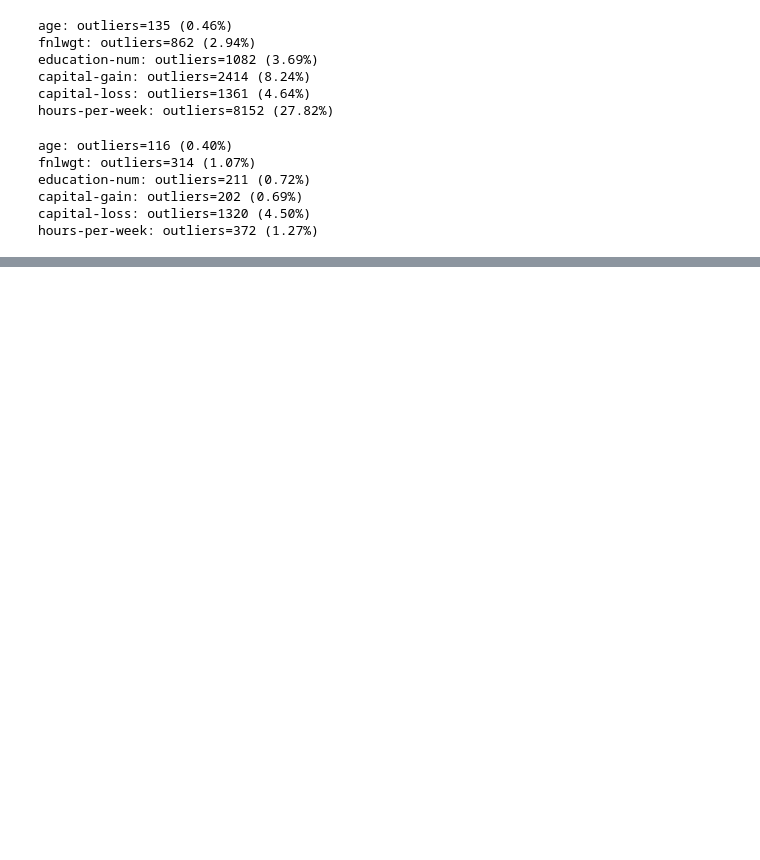
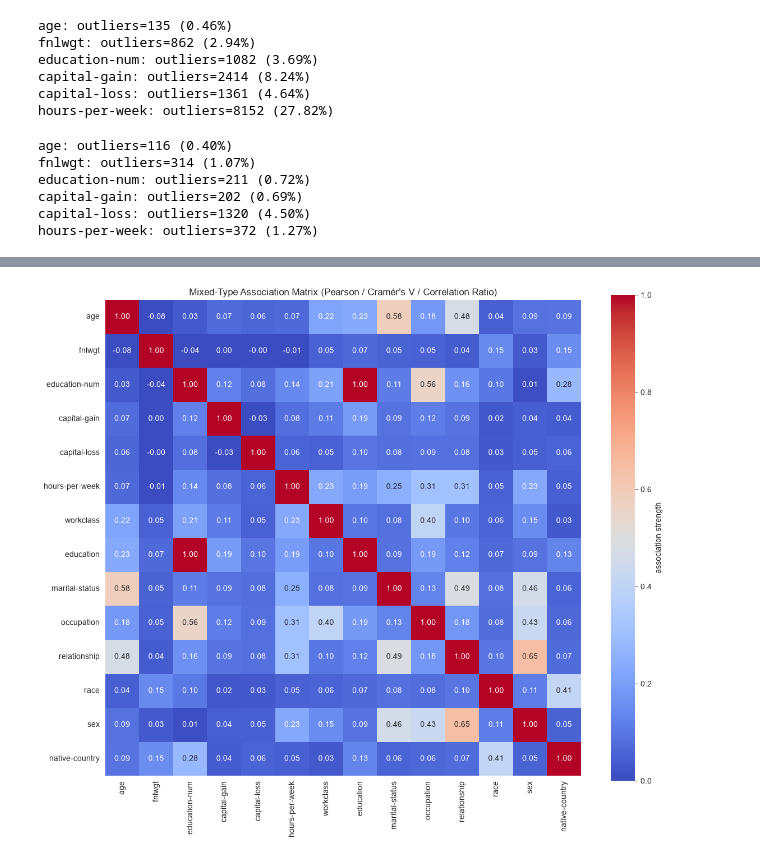
Before and after one commit to Erikth2104/ML_assignments, a Jupyter notebook: OBLIG_2/oblig2.ipynb, the cells around one changed output, grey strips where cells are left out. Cells and saved outputs as stored; diff of their text form; code cells hidden in the pictures; blank space fills up the shorter version.

```diff
--- a/OBLIG_2/oblig2.ipynb
+++ b/OBLIG_2/oblig2.ipynb
@@ -340,2 +398,22 @@ SVMs work on distances between points, the kernels are senstive to scale and spr
 
 We should cap since the SVMs work poorly with outliers. We dont remove since we lose sample size, which both models respond poorly too.
+# %%
+# Q1.3
+def get_cardinality(X, categorical_cols):
+    """
+    Reports number of unique categories and size of the largest/smallest
+    categories for each categorical feature.
+    """
+    rows = []
+    for col in categorical_cols:
+        counts = X[col].value_counts(dropna=False)
+        rows.append({
+            'feature': col,
+            'n_unique': X[col].nunique(dropna=False),
+            'top_category': counts.index[0],
+        })
+    return pd.DataFrame(rows).sort_values('n_unique', ascending=False)
+
+categorical_cols = X_train.columns.tolist()
+report = get_cardinality(X_train, categorical_cols)
+print(report)
@@ -341,0 +578,9 @@ We should cap since the SVMs work poorly with outliers. We dont remove since we
+# %%
+plt.figure(figsize=(12, 10))
+sns.heatmap(corr_matrix.astype(float), annot=True, fmt='.2f', cmap='coolwarm',
+            vmin=0, vmax=1, square=True, cbar_kws={'label': 'association strength'})
+plt.title('Mixed-Type Association Matrix (Pearson / Cramér\'s V / Correlation Ratio)')
+plt.tight_layout()
+plt.show()
+# %% [output]
+[figure, added]
```
Also changed, not shown: parts of 16 cells of this notebook.
